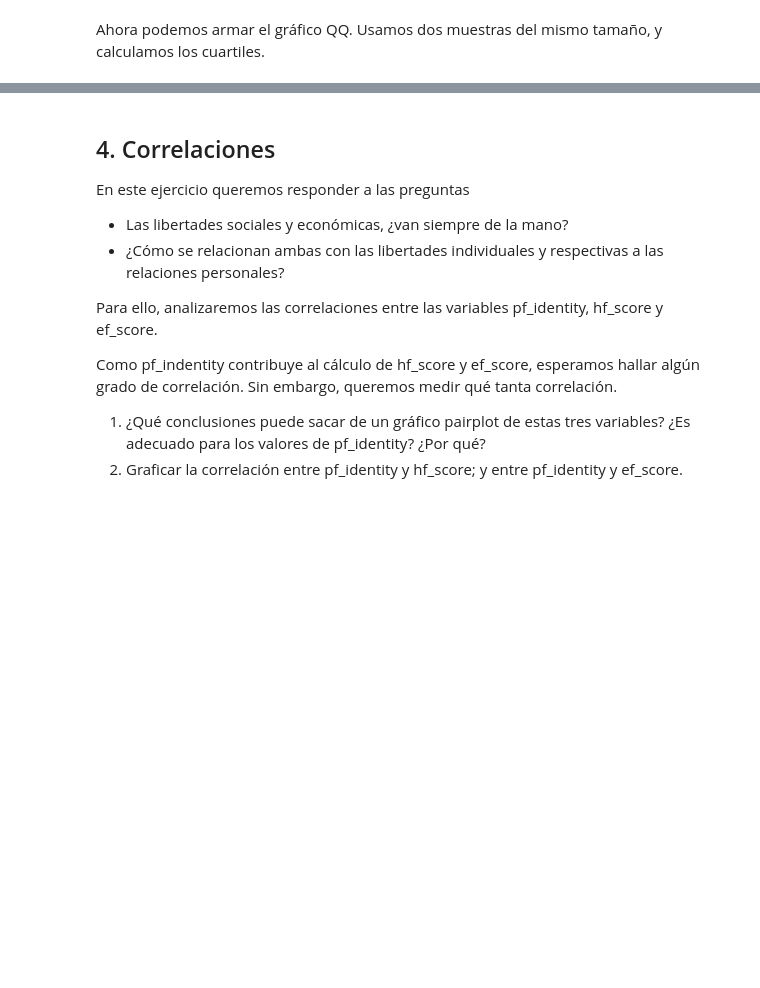
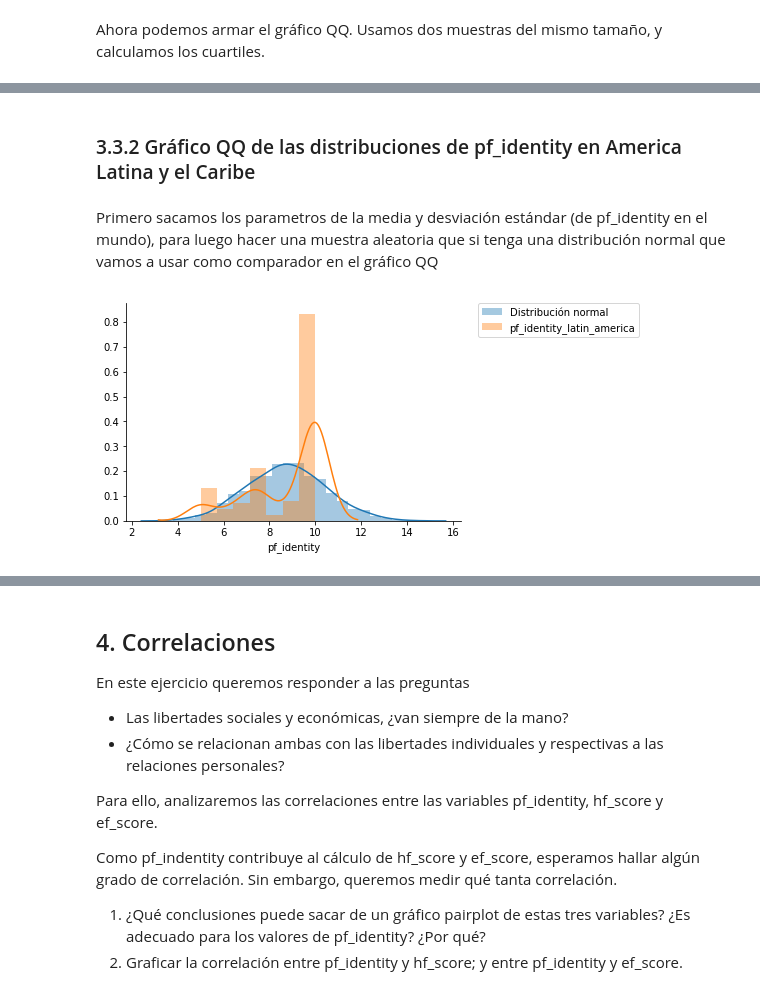
Before and after one commit to abernalc/diplodatos2019, a Jupyter notebook: 02_practico_I.ipynb, the cells around one changed output, grey strips where cells are left out. Drawn from its saved outputs; the diff is of its cells as text; code cells hidden in the pictures; blank space fills up the shorter version.

```diff
--- a/02_practico_I.ipynb
+++ b/02_practico_I.ipynb
@@ -386,0 +401,26 @@ seaborn.despine()
+# %% [markdown]
+### 3.3.2 Gráfico QQ de las distribuciones de pf_identity en America Latina y el Caribe
+# %% [markdown]
+Primero sacamos los parametros de la media y desviación estándar (de pf_identity en el mundo), para luego hacer una muestra aleatoria que si tenga una distribución normal que vamos a usar como comparador en el gráfico QQ
+# %%
+from scipy import stats
+
+# Definimos la variable para el dataset que vamos a utilizar
+dataset_pf_identity_latin_america = dataset[dataset['region'] == 'Latin America & the Caribbean']['pf_identity'].dropna()
+
+# Estimamos los parámetros muestrales (la media y desviación estándar)
+loc, scale = stats.norm.fit(dataset_pf_identity_latin_america)
+
+# Creamos una distribución normal
+norm_dist = stats.norm(loc, scale)
+
+# Generamos una muestra
+sample = norm_dist.rvs(1000)
+
+# La graficamos
+seaborn.distplot(sample, label='Distribución normal')
+seaborn.distplot(dataset_pf_identity_latin_america, label='pf_identity_latin_america')
+plt.legend(bbox_to_anchor=(1.05, 1), loc=2, borderaxespad=0.)
+seaborn.despine()
+# %% [output]
+[figure, added]
```
Also changed, not shown: parts of 22 cells of this notebook, 5 other files.
